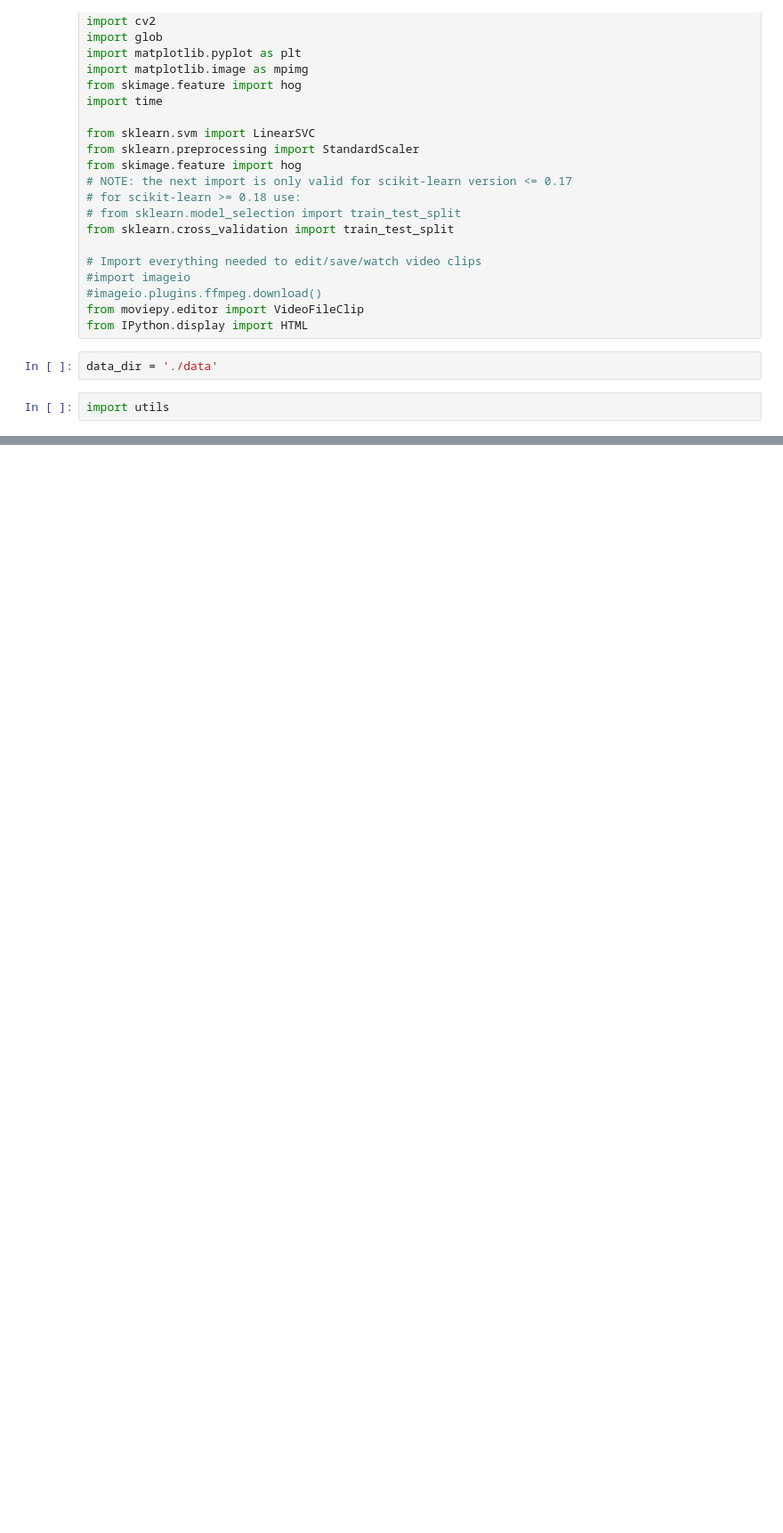
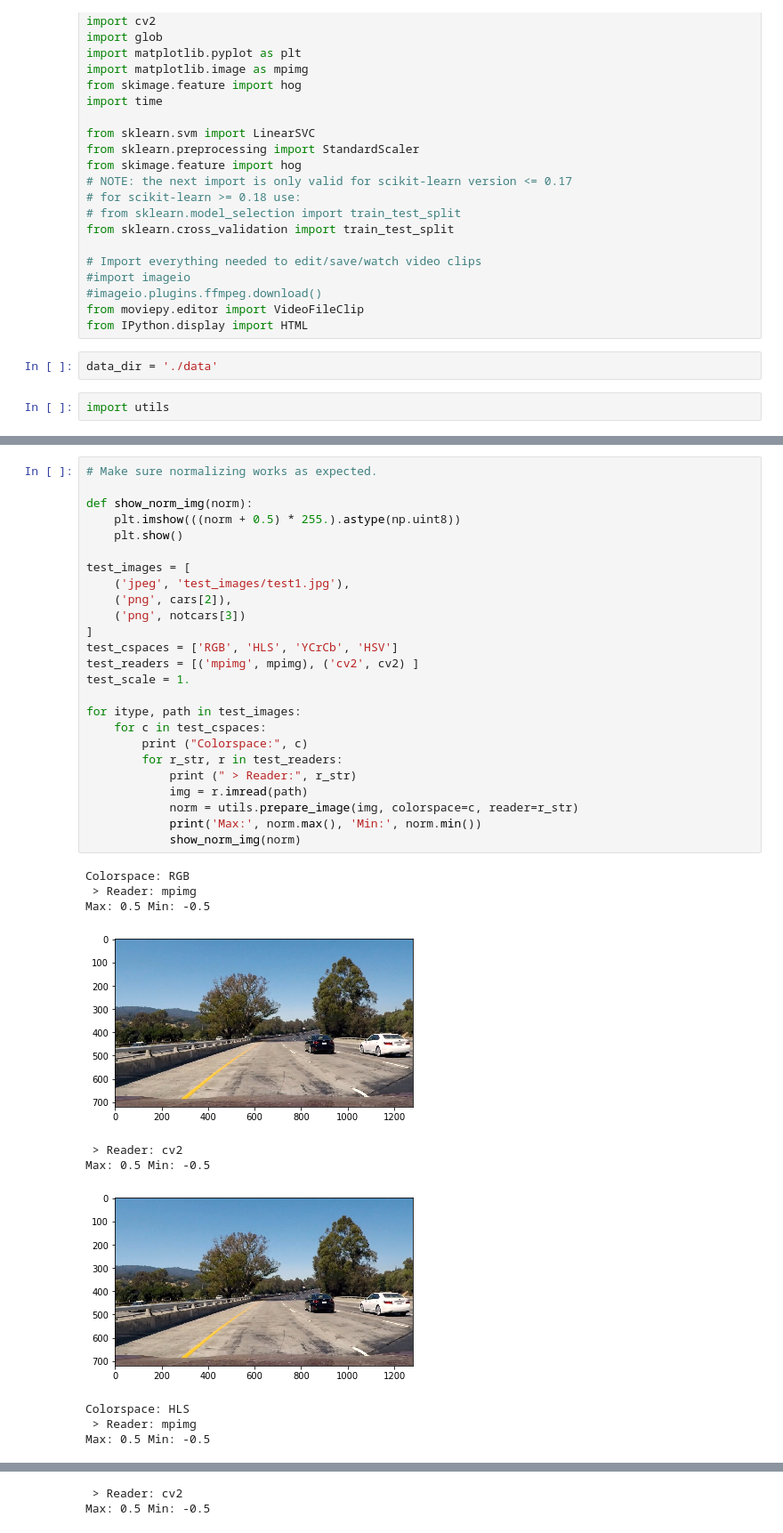
Before and after one commit to frankcarey/CarND-Vehicle-Detection, a Jupyter notebook: assignment.ipynb, the cells around one changed output, grey strips where cells are left out. Shown at 89% size. Cells and saved outputs as stored; diff of their text form; blank space fills up the shorter version.

```diff
--- a/assignment.ipynb
+++ b/assignment.ipynb
@@ -49,0 +70,36 @@ sample_size = None
+# %%
+# Make sure normalizing works as expected.
+
+def show_norm_img(norm):
+    plt.imshow(((norm + 0.5) * 255.).astype(np.uint8))
+    plt.show()
+
+test_images = [
+    ('jpeg', 'test_images/test1.jpg'),
+    ('png', cars[2]),
+    ('png', notcars[3])
+]
+test_cspaces = ['RGB', 'HLS', 'YCrCb', 'HSV']
+test_readers = [('mpimg', mpimg), ('cv2', cv2) ]
+test_scale = 1.
+
+for itype, path in test_images:
+    for c in test_cspaces:
+        print ("Colorspace:", c)
+        for r_str, r in test_readers:
+            print (" > Reader:", r_str)
+            img = r.imread(path)
+            norm = utils.prepare_image(img, colorspace=c, reader=r_str)
+            print('Max:', norm.max(), 'Min:', norm.min())
+            show_norm_img(norm)
+# %% [output]
+Colorspace: RGB
+ > Reader: mpimg
+Max: 0.5 Min: -0.5
+[figure, added]
+ > Reader: cv2
+Max: 0.5 Min: -0.5
+[figure, added]
+Colorspace: HLS
+ > Reader: mpimg
+Max: 0.5 Min: -0.5
@@ -49,0 +107,2 @@ sample_size = None
+ > Reader: cv2
+Max: 0.5 Min: -0.5
```
Also changed, not shown: parts of 9 cells of this notebook, 1 other file.
